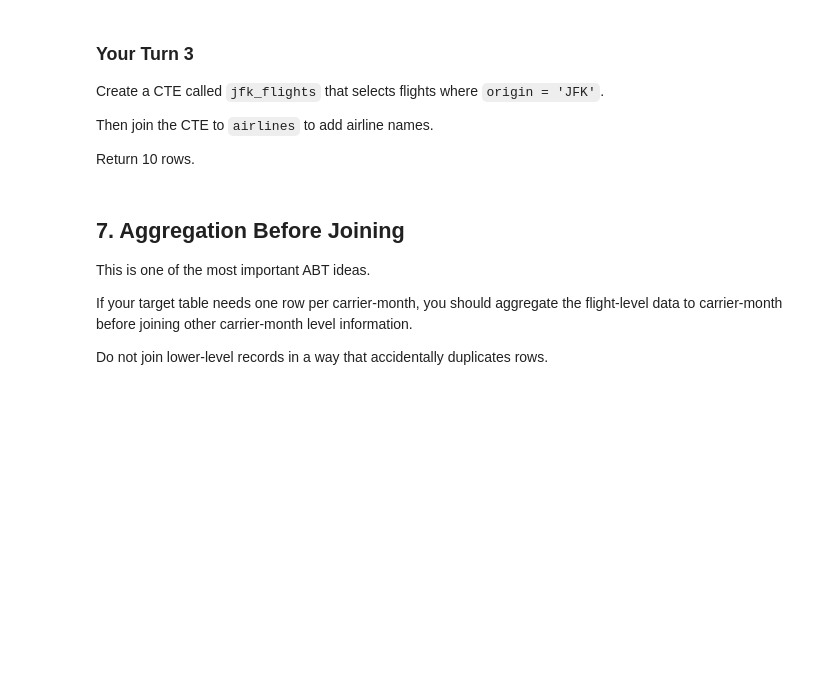
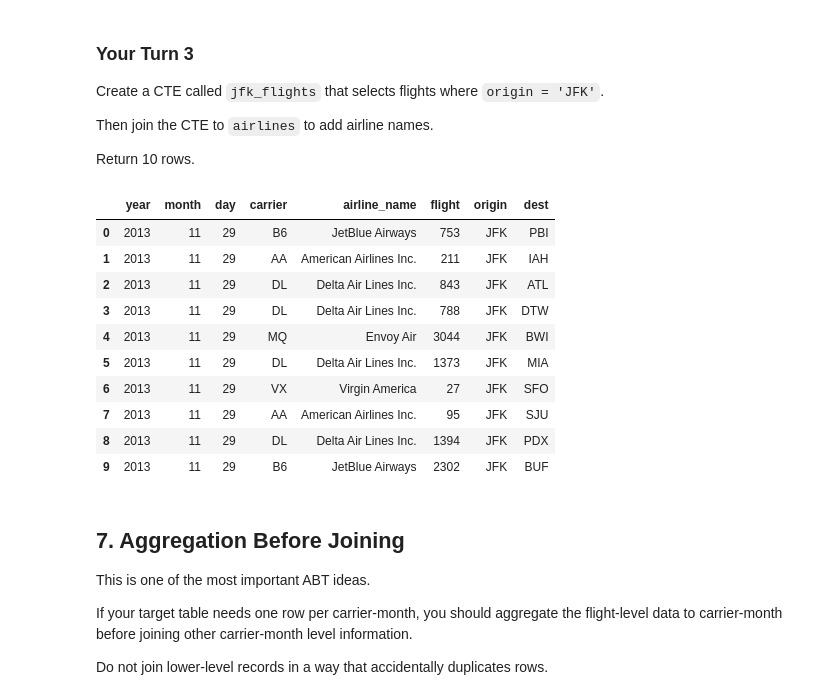
Before and after one commit to pipvep/ban6003-week9-10-pip, a Jupyter notebook: notebooks/module10_sql_joins_abt_guided_lab.ipynb, the cells around one changed output. Cells and saved outputs as stored; diff of their text form; code cells hidden in the pictures; blank space fills up the shorter version.

```diff
--- a/notebooks/module10_sql_joins_abt_guided_lab.ipynb
+++ b/notebooks/module10_sql_joins_abt_guided_lab.ipynb
@@ -415,11 +525,40 @@ Return 10 rows.
 # %%
 # Your Turn 3
 
 query = '''
-
+WITH jfk_flights AS (
+    SELECT *
+    FROM flights
+    WHERE origin = 'JFK'
+)
+SELECT
+    j.year,
+    j.month,
+    j.day,
+    j.carrier,
+    a.name AS airline_name,
+    j.flight,
+    j.origin,
+    j.dest
+FROM jfk_flights AS j
+INNER JOIN airlines AS a
+    ON j.carrier = a.carrier
+LIMIT 10;
 '''
 
 run_query(query, engine)
+# %% [output]
+|  | year | month | day | carrier | airline_name | flight | origin | dest |
+| 0 | 2013 | 11 | 29 | B6 | JetBlue Airways | 753 | JFK | PBI |
+| 1 | 2013 | 11 | 29 | AA | American Airlines Inc. | 211 | JFK | IAH |
+| 2 | 2013 | 11 | 29 | DL | Delta Air Lines Inc. | 843 | JFK | ATL |
+| 3 | 2013 | 11 | 29 | DL | Delta Air Lines Inc. | 788 | JFK | DTW |
+| 4 | 2013 | 11 | 29 | MQ | Envoy Air | 3044 | JFK | BWI |
+| 5 | 2013 | 11 | 29 | DL | Delta Air Lines Inc. | 1373 | JFK | MIA |
+| 6 | 2013 | 11 | 29 | VX | Virgin America | 27 | JFK | SFO |
+| 7 | 2013 | 11 | 29 | AA | American Airlines Inc. | 95 | JFK | SJU |
+| 8 | 2013 | 11 | 29 | DL | Delta Air Lines Inc. | 1394 | JFK | PDX |
+| 9 | 2013 | 11 | 29 | B6 | JetBlue Airways | 2302 | JFK | BUF |
 # %% [markdown]
 ## 7. Aggregation Before Joining
 
```
Also changed, not shown: parts of 35 cells of this notebook, 2 other files.
